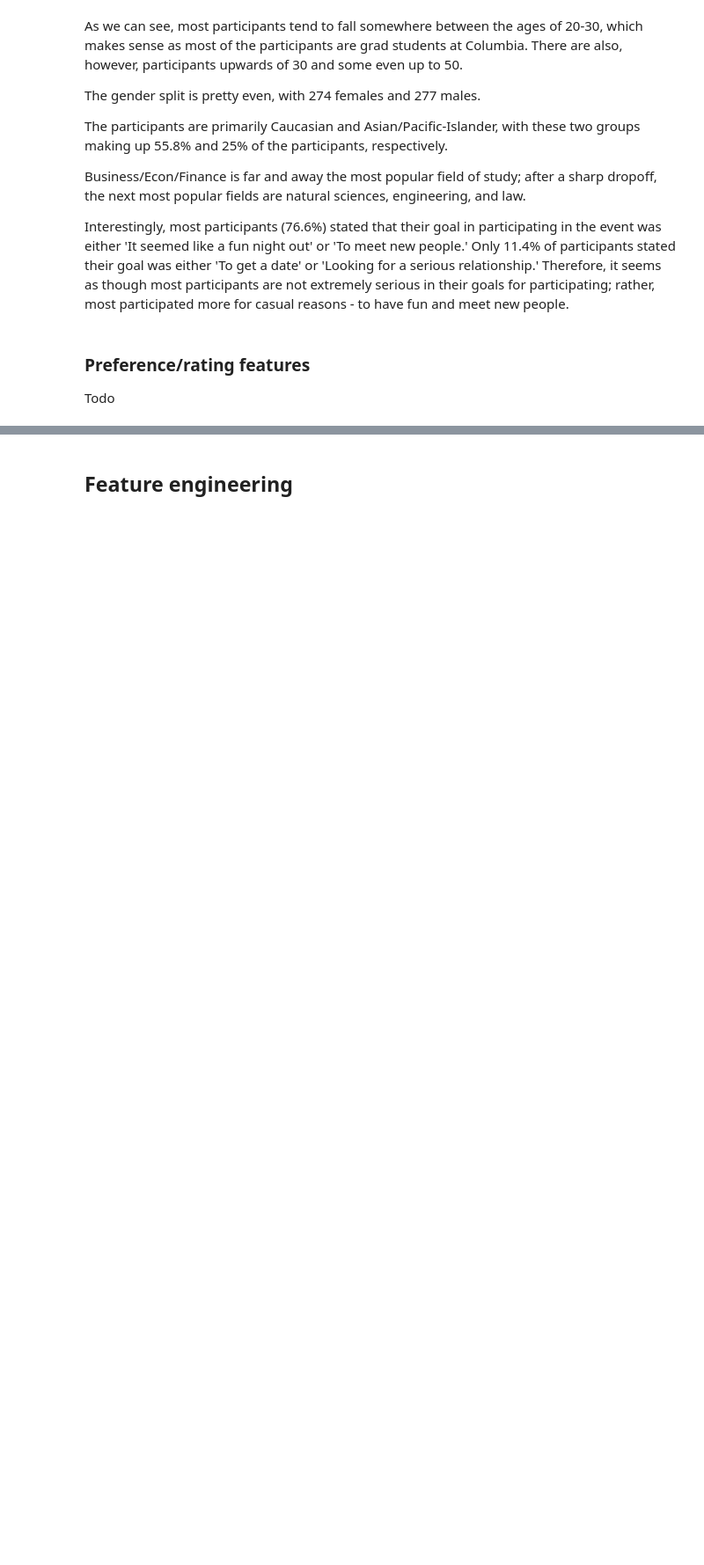
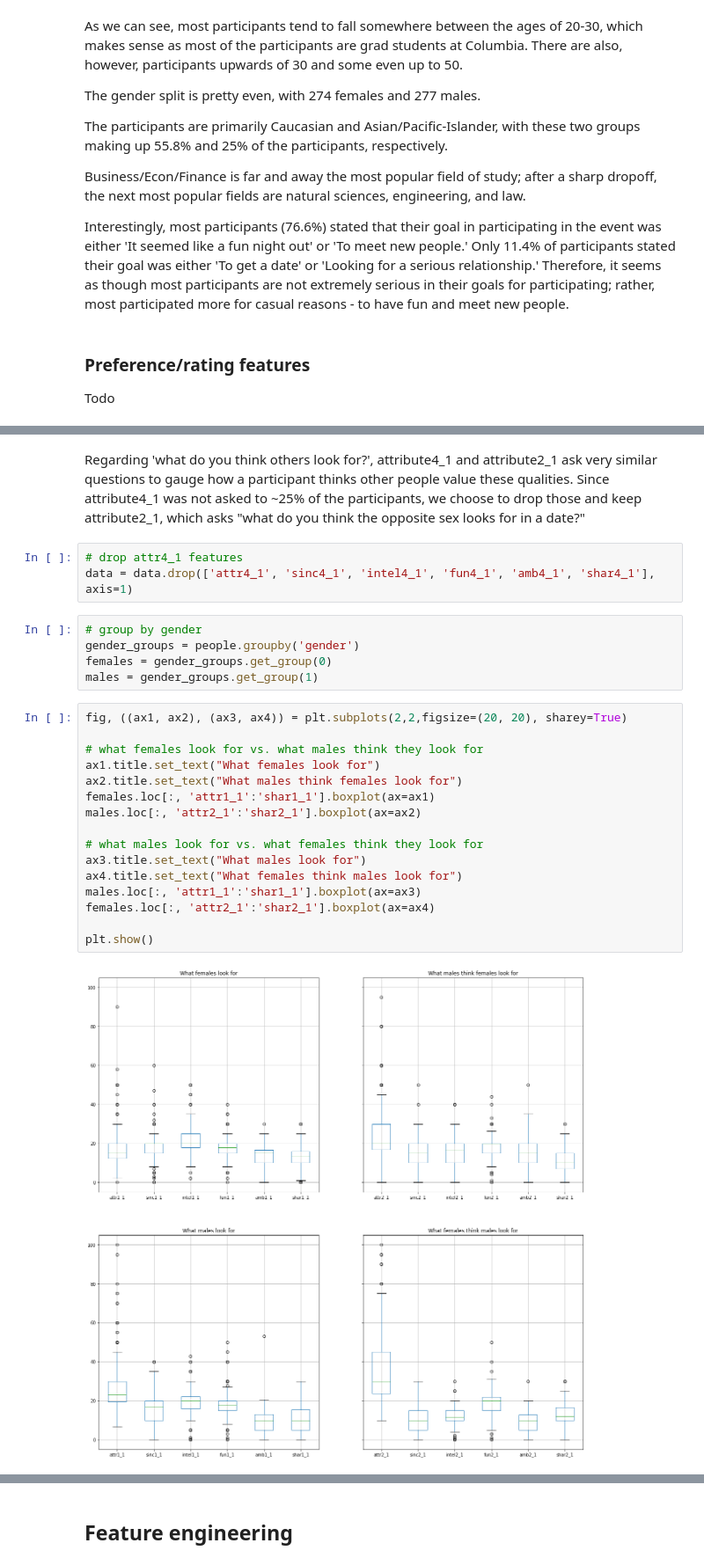
Before and after one commit to dperille/cs363d-f21-project, a Jupyter notebook: project.ipynb, the cells around one changed output, grey strips where cells are left out. Shown: that part at 88% size. Drawn from its saved outputs; the diff is of its cells as text; blank space fills up the shorter version.

```diff
--- a/project.ipynb
+++ b/project.ipynb
@@ -220,0 +249,28 @@ Todo
+# %% [markdown]
+Regarding 'what do you think others look for?', attribute4_1 and attribute2_1 ask very similar questions to gauge how a participant thinks other people value these qualities. Since attribute4_1 was not asked to ~25% of the participants, we choose to drop those and keep attribute2_1, which asks "what do you think the opposite sex looks for in a date?"
+# %%
+# drop attr4_1 features
+data = data.drop(['attr4_1', 'sinc4_1', 'intel4_1', 'fun4_1', 'amb4_1', 'shar4_1'], axis=1)
+# %%
+# group by gender
+gender_groups = people.groupby('gender')
+females = gender_groups.get_group(0)
+males = gender_groups.get_group(1)
+# %%
+fig, ((ax1, ax2), (ax3, ax4)) = plt.subplots(2,2,figsize=(20, 20), sharey=True)
+
+# what females look for vs. what males think they look for
+ax1.title.set_text("What females look for")
+ax2.title.set_text("What males think females look for")
+females.loc[:, 'attr1_1':'shar1_1'].boxplot(ax=ax1)
+males.loc[:, 'attr2_1':'shar2_1'].boxplot(ax=ax2)
+
+# what males look for vs. what females think they look for
+ax3.title.set_text("What males look for")
+ax4.title.set_text("What females think males look for")
+males.loc[:, 'attr1_1':'shar1_1'].boxplot(ax=ax3)
+females.loc[:, 'attr2_1':'shar2_1'].boxplot(ax=ax4)
+
+plt.show()
+# %% [output]
+[figure, added]
```
Also changed, not shown: parts of 13 cells of this notebook.
